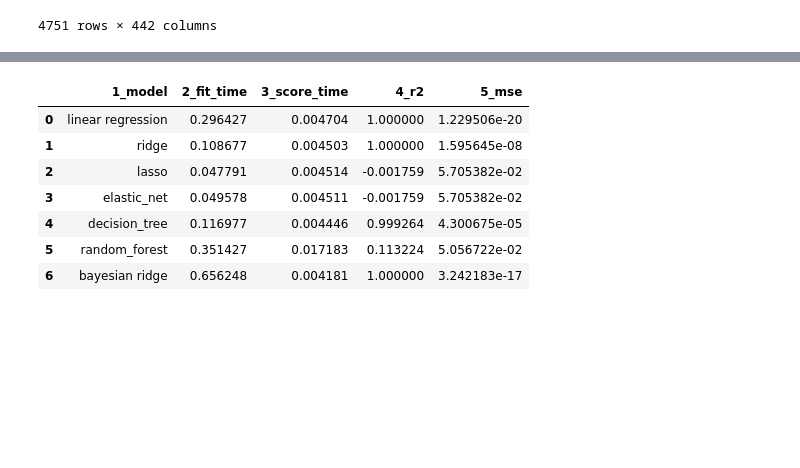
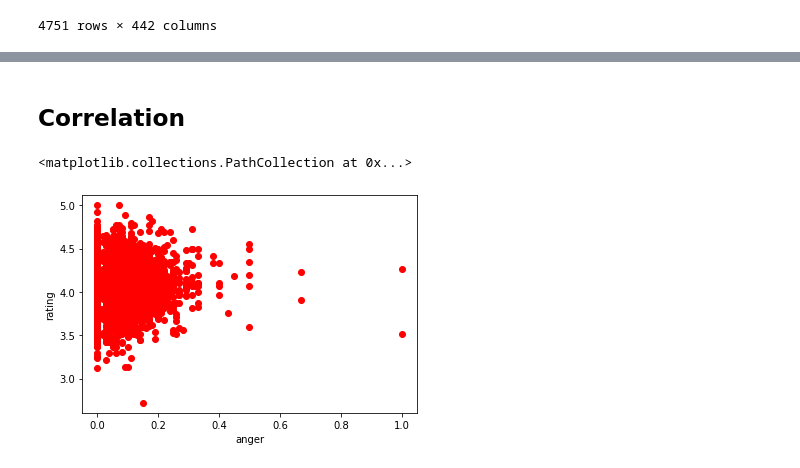
Before and after one commit to wrackspurt/books_estimator, a Jupyter notebook: cross_validation.ipynb, the cells around one changed output, grey strips where cells are left out. Drawn from its saved outputs; the diff is of its cells as text; code cells hidden in the pictures; blank space fills up the shorter version.

```diff
--- a/cross_validation.ipynb
+++ b/cross_validation.ipynb
@@ -405,11 +25,0 @@ kf_results = pd.DataFrame(kf_res)
-# %%
-kf_results
-# %% [output]
-|  | 1_model | 2_fit_time | 3_score_time | 4_r2 | 5_mse |
-| 0 | linear regression | 0.296427 | 0.004704 | 1.000000 | 1.229506e-20 |
-| 1 | ridge | 0.108677 | 0.004503 | 1.000000 | 1.595645e-08 |
-| 2 | lasso | 0.047791 | 0.004514 | -0.001759 | 5.705382e-02 |
-| 3 | elastic_net | 0.049578 | 0.004511 | -0.001759 | 5.705382e-02 |
-| 4 | decision_tree | 0.116977 | 0.004446 | 0.999264 | 4.300675e-05 |
-| 5 | random_forest | 0.351427 | 0.017183 | 0.113224 | 5.056722e-02 |
-| 6 | bayesian ridge | 0.656248 | 0.004181 | 1.000000 | 3.242183e-17 |
@@ -415,0 +34,2 @@ kf_results
+# %% [markdown]
+## **Correlation**
@@ -415,0 +40,7 @@ kf_results
+# %%
+plt.xlabel('anger')
+plt.ylabel('rating')
+plt.scatter(ds['anger'], ds['book_rating'], color='red')
+# %% [output]
+<matplotlib.collections.PathCollection at 0x...>
+[figure, added]
```
Also changed, not shown: parts of 91 cells of this notebook, 2 other files.
